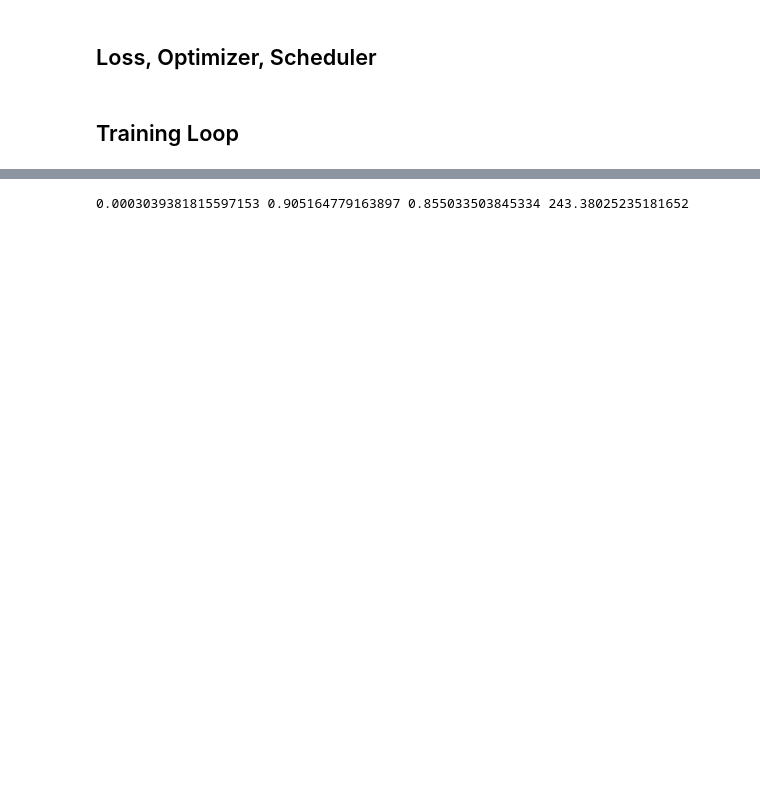
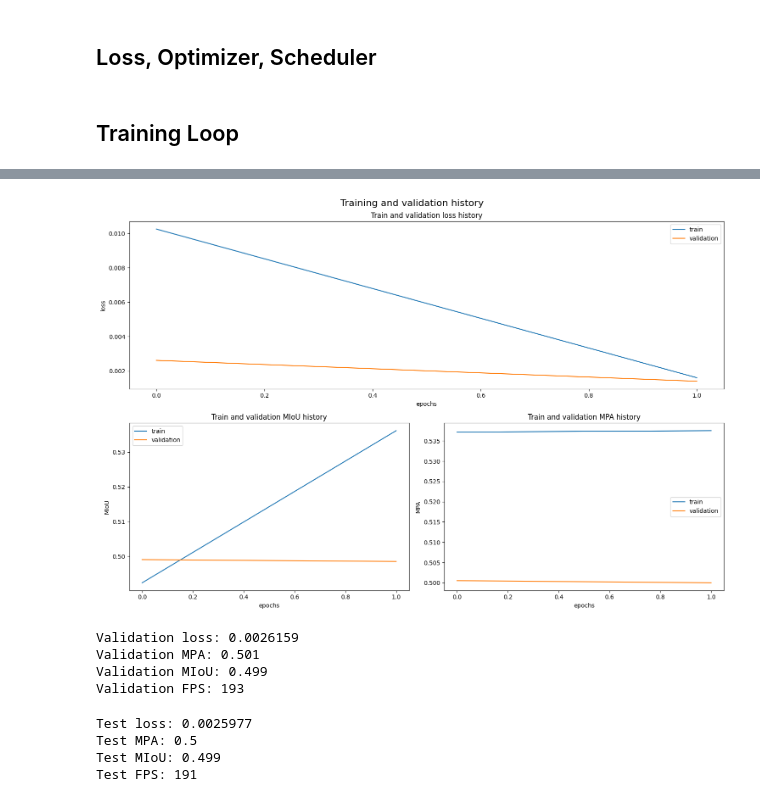
Before and after one commit to maidacundo/real-time-fire-segmentation-deep-learning, a Jupyter notebook: FireSegmentation.ipynb, the cells around one changed output, grey strips where cells are left out. Cells and saved outputs as stored; diff of their text form; code cells hidden in the pictures; blank space fills up the shorter version.

```diff
--- a/FireSegmentation.ipynb
+++ b/FireSegmentation.ipynb
@@ -218,8 +224,9 @@ from src.training.lion import Lion
 
 # Set the optimizer.
 optimizer = Lion(model.parameters(), lr=1e-4, weight_decay=1e-5)
+
 # Set the Learning Rate Schedulers.
 step_lr_scheduler = StepLR(optimizer, gamma=.94, step_size=1)
-plateau_lr_scheduler = ReduceLROnPlateau(optimizer, factor=.98, patience=300,
-                                         threshold=1e-6)
+plateau_lr_scheduler = ReduceLROnPlateau(
+    optimizer, factor=.98, patience=300, threshold=1e-6)
 lr_schedulers=[step_lr_scheduler, plateau_lr_scheduler]
@@ -246,3 +235,15 @@ checkpoint = Checkpoint('/content/drive/MyDrive/fire-segmentation/model.ckpt')
+# %%
+import os
+from src.training.utils import Checkpoint
+
+# Set the number of epochs.
+EPOCHS = 30
+
+# Set the validation step.
+VAL_STEP = 200
+
+# Set the checkpoint monitor.
+checkpoint = Checkpoint(os.path.join('.', 'model', 'checkpoints.pth'))
 # %%
 from src.training.training import train
 
@@ -272,3 +270,9 @@ checkpoint.load_best_weights(model)
+# %%
+from src.training.analysis import plot_training_history
+
+plot_training_history(history)
+# %% [output]
+[figure, added]
 # %%
 from src.training.training import validate
 
@@ -277,8 +282,13 @@ val_loss, val_mpa, val_miou, val_fps = validate(
 # %%
 print('Validation loss:', f'{val_loss:.5g}')
-print('Validation MPA', f'{val_mpa:.3g}')
-print('Validation MIoU', f'{val_miou:.3g}')
-print('Validation FPS', f'{val_fps:.3g}')
+print('Validation MPA:', f'{val_mpa:.3g}')
+print('Validation MIoU:', f'{val_miou:.3g}')
+print('Validation FPS:', f'{val_fps:.3g}')
+# %% [output]
+Validation loss: 0.0026159
+Validation MPA: 0.501
+Validation MIoU: 0.499
+Validation FPS: 193
 # %%
 from src.training.training import validate
 
@@ -287,7 +298,10 @@ test_loss, test_mpa, test_miou, test_fps = validate(
 # %%
 print('Test loss:', f'{test_loss:.5g}')
-print('Test MPA', f'{test_mpa:.3g}')
-print('Test MIoU', f'{test_miou:.3g}')
-print('Test FPS', f'{test_fps:.3g}')
+print('Test MPA:', f'{test_mpa:.3g}')
+print('Test MIoU:', f'{test_miou:.3g}')
+print('Test FPS:', f'{test_fps:.3g}')
 # %% [output]
-0.0003039381815597153 0.905164779163897 0.855033503845334 243.38025235181652
+Test loss: 0.0025977
+Test MPA: 0.5
+Test MIoU: 0.499
+Test FPS: 191
```
Also changed, not shown: parts of 17 cells of this notebook.
